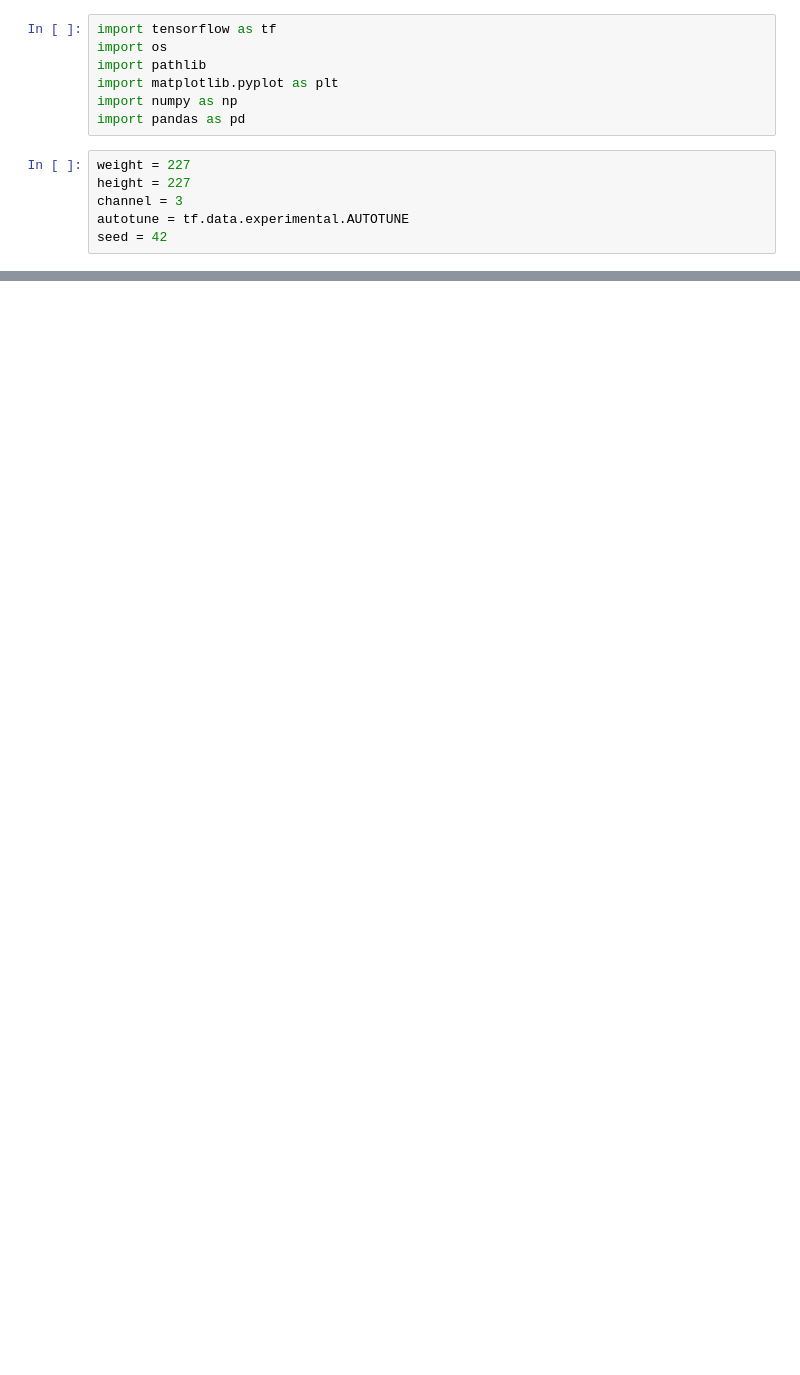
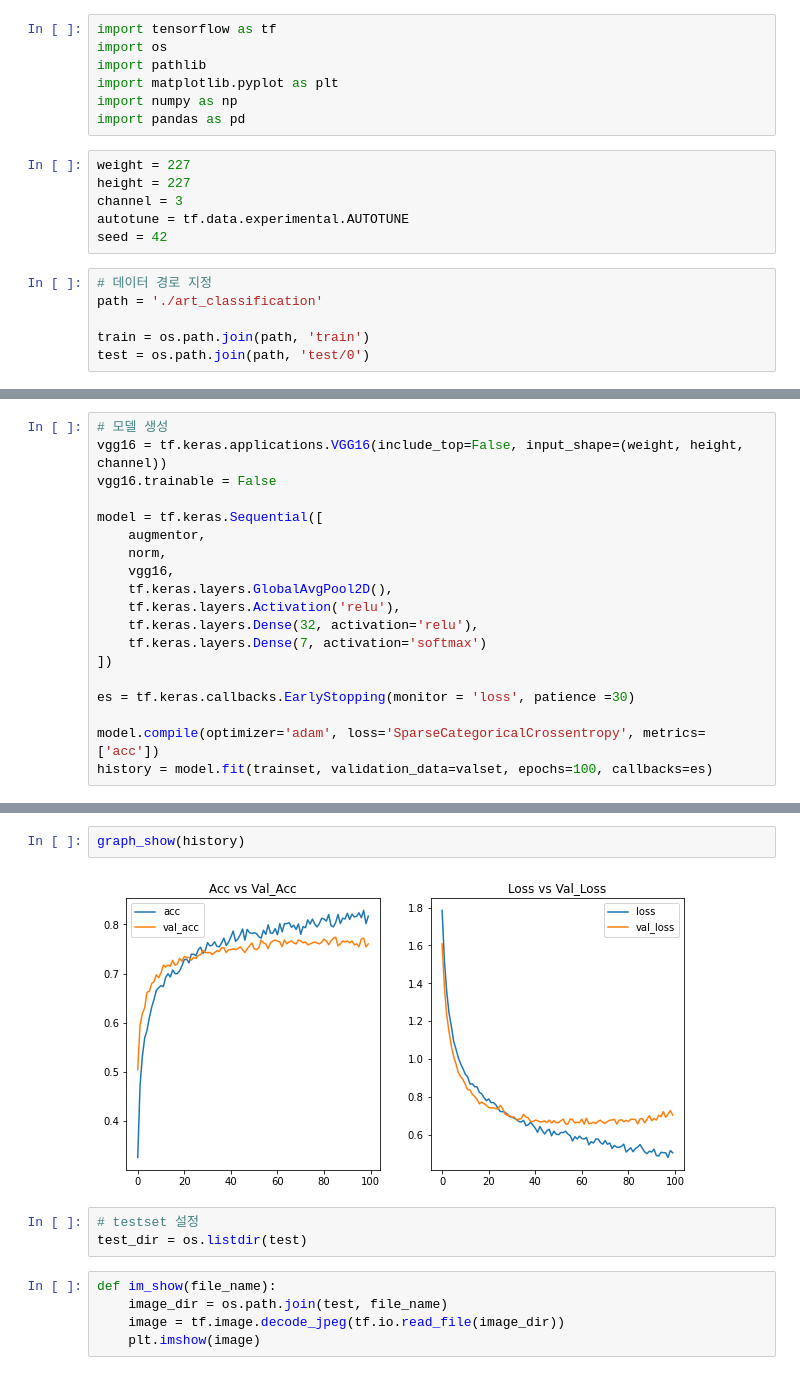
Before and after one commit to jsy2906/Art-Classification, a Jupyter notebook: Art.ipynb, the cells around one changed output, grey strips where cells are left out. Cells and saved outputs as stored; diff of their text form; blank space fills up the shorter version.

```diff
--- a/Art.ipynb
+++ b/Art.ipynb
@@ -11,4 +11,10 @@ height = 227
 channel = 3
 autotune = tf.data.experimental.AUTOTUNE
 seed = 42
+# %%
+# 데이터 경로 지정
+path = './art_classification'
+
+train = os.path.join(path, 'train')
+test = os.path.join(path, 'test/0')
 # %%
@@ -40,0 +51,19 @@ test_df = pd.DataFrame(test, columns=['file name'])
+# %%
+# 모델 생성
+vgg16 = tf.keras.applications.VGG16(include_top=False, input_shape=(weight, height, channel))
+vgg16.trainable = False
+
+model = tf.keras.Sequential([
+    augmentor,
+    norm,
+    vgg16,
+    tf.keras.layers.GlobalAvgPool2D(),
+    tf.keras.layers.Activation('relu'),
+    tf.keras.layers.Dense(32, activation='relu'),
+    tf.keras.layers.Dense(7, activation='softmax')
+])
+
+es = tf.keras.callbacks.EarlyStopping(monitor = 'loss', patience =30)
+
+model.compile(optimizer='adam', loss='SparseCategoricalCrossentropy', metrics=['acc'])
+history = model.fit(trainset, validation_data=valset, epochs=100, callbacks=es)
@@ -89,0 +109,12 @@ plt.legend()
+# %%
+graph_show(history)
+# %% [output]
+[figure, added]
+# %%
+# testset 설정
+test_dir = os.listdir(test)
+# %%
+def im_show(file_name):
+    image_dir = os.path.join(test, file_name)
+    image = tf.image.decode_jpeg(tf.io.read_file(image_dir))
+    plt.imshow(image)
```
Also changed, not shown: parts of 11 cells of this notebook.
